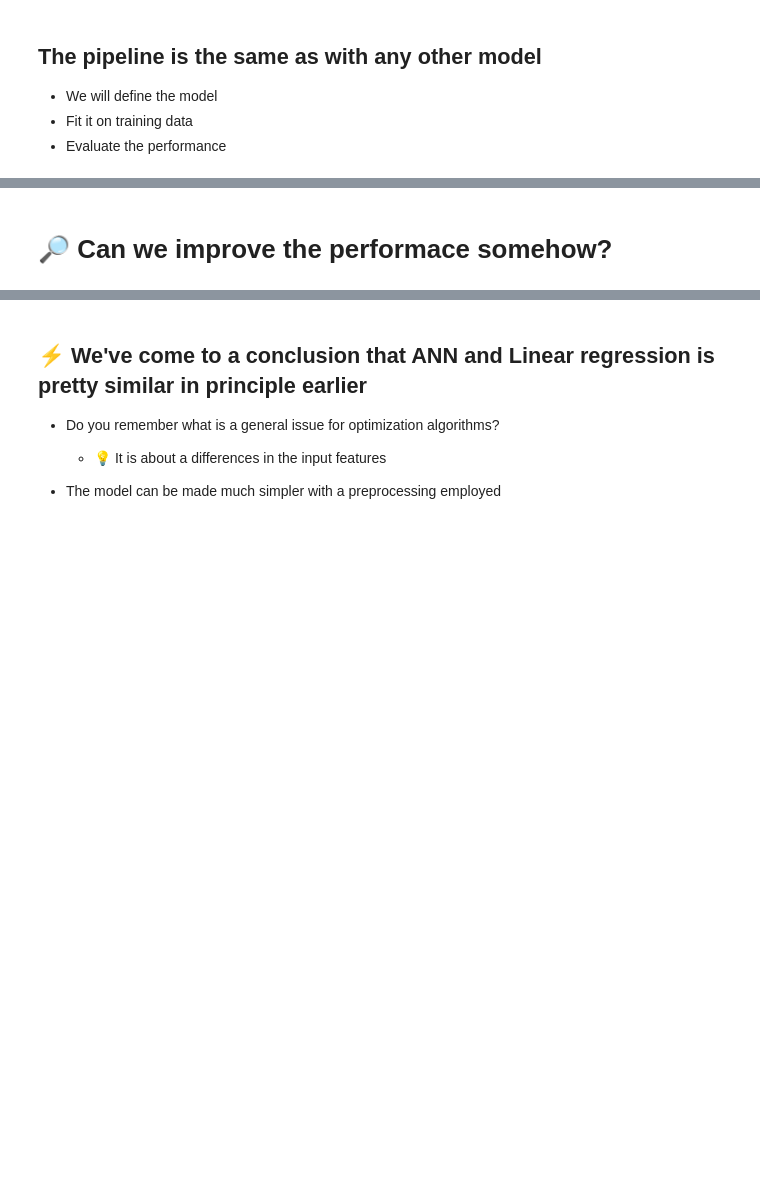
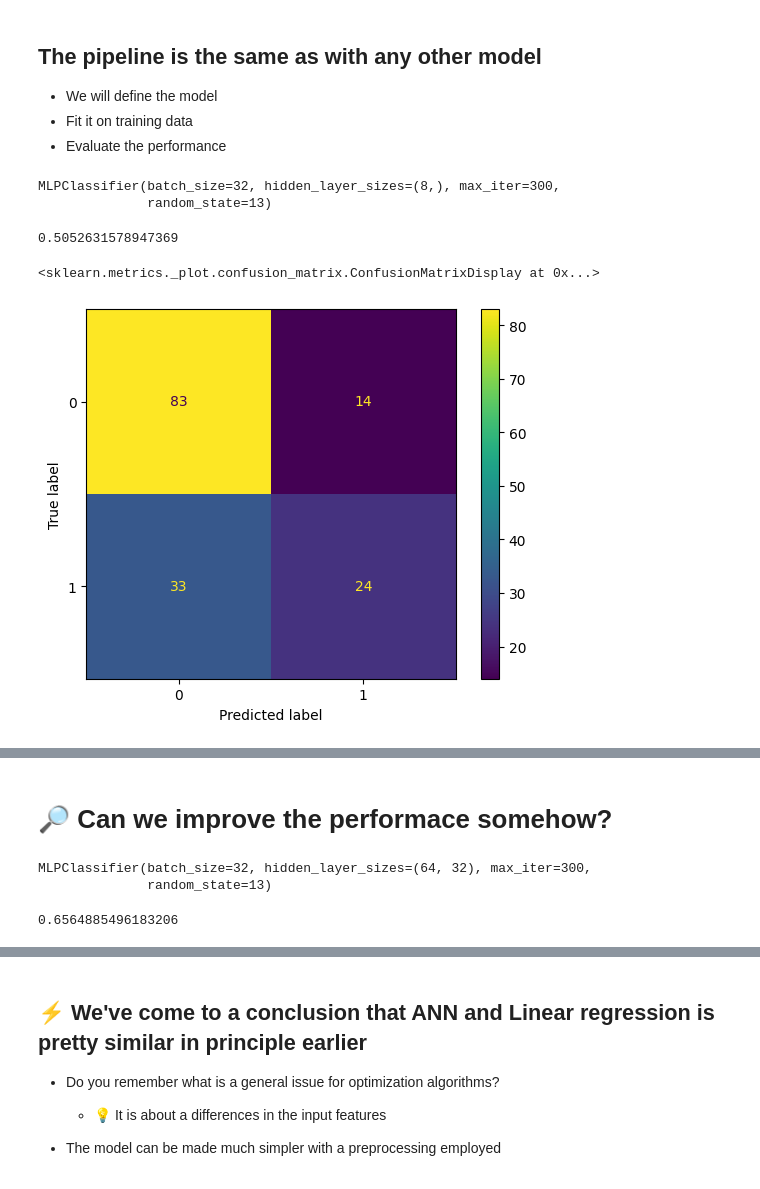
Before and after one commit to lubsar/EFREI-Introduction-to-Machine-Learning, a Jupyter notebook: iml_09.ipynb, the cells around one changed output, grey strips where cells are left out. Saved outputs shown, nothing was run; the diff lists cells and outputs as text; code cells hidden in the pictures; blank space fills up the shorter version.

```diff
--- a/iml_09.ipynb
+++ b/iml_09.ipynb
@@ -76,0 +140,2 @@ df.head()
+# %%
+X_train, X_test, y_train, y_test = train_test_split(X, y, test_size=0.2, random_state=13)
@@ -90,6 +159,25 @@ https://scikit-learn.org/stable/modules/generated/sklearn.neural_network.MLPClas
 * We will define the model
 * Fit it on training data
 * Evaluate the performance
+# %%
+clf = MLPClassifier(hidden_layer_sizes=(8,), activation='relu', solver='adam', max_iter=300, batch_size=32, random_state=13)
+# %%
+clf.fit(X_train, y_train)
+# %% [output]
+MLPClassifier(batch_size=32, hidden_layer_sizes=(8,), max_iter=300,
+              random_state=13)
+# %%
+y_pred = clf.predict(X_test)
+# %%
+f1_score(y_true=y_test, y_pred=y_pred)
+# %% [output]
+0.5052631578947369
+# %%
+cm = confusion_matrix(y_test, y_pred, labels=clf.classes_)
+ConfusionMatrixDisplay(cm, display_labels=clf.classes_).plot()
+# %% [output]
+<sklearn.metrics._plot.confusion_matrix.ConfusionMatrixDisplay at 0x...>
+[figure, added]
 # %% [markdown]
 # 💡 You can see that it does not matter if you are using ML or DL models
 ## The key principles are still the same 🙂
@@ -99,0 +190,5 @@ https://scikit-learn.org/stable/modules/generated/sklearn.neural_network.MLPClas
+# %%
+clf.fit(X_train, y_train)
+# %% [output]
+MLPClassifier(batch_size=32, hidden_layer_sizes=(64, 32), max_iter=300,
+              random_state=13)
@@ -99,0 +197,4 @@ https://scikit-learn.org/stable/modules/generated/sklearn.neural_network.MLPClas
+# %%
+f1_score(y_true=y_test, y_pred=y_pred)
+# %% [output]
+0.6564885496183206
```
Also changed, not shown: parts of 32 cells of this notebook, 4 other files.
